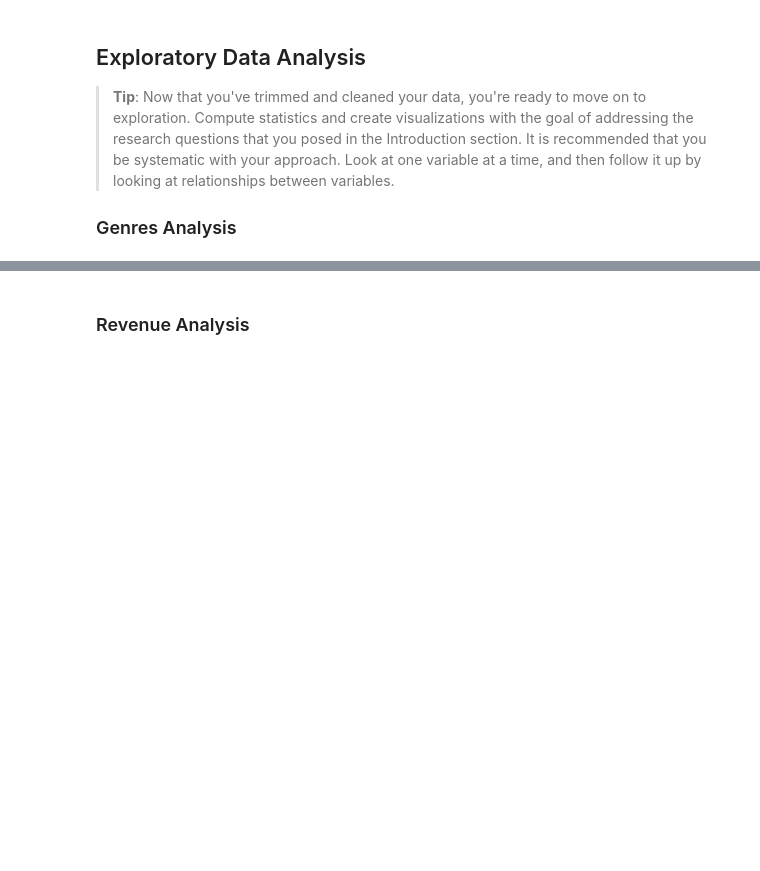
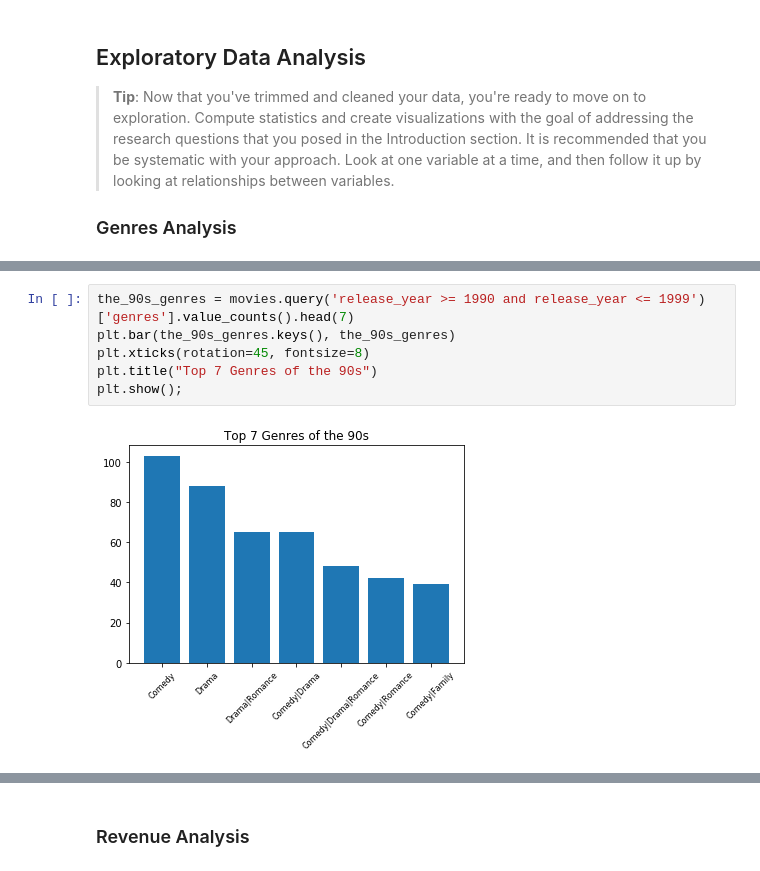
Before and after one commit to salma77/Investigating-data-from-TMDb, a Jupyter notebook: TMDb-Insights.ipynb, the cells around one changed output, grey strips where cells are left out. Drawn from its saved outputs; the diff is of its cells as text; blank space fills up the shorter version.

```diff
--- a/TMDb-Insights.ipynb
+++ b/TMDb-Insights.ipynb
@@ -741,0 +758,8 @@ series.shape
+# %%
+the_90s_genres = movies.query('release_year >= 1990 and release_year <= 1999')['genres'].value_counts().head(7)
+plt.bar(the_90s_genres.keys(), the_90s_genres)
+plt.xticks(rotation=45, fontsize=8)
+plt.title("Top 7 Genres of the 90s")
+plt.show();
+# %% [output]
+[figure, added]
```
Also changed, not shown: parts of 10 cells of this notebook.
